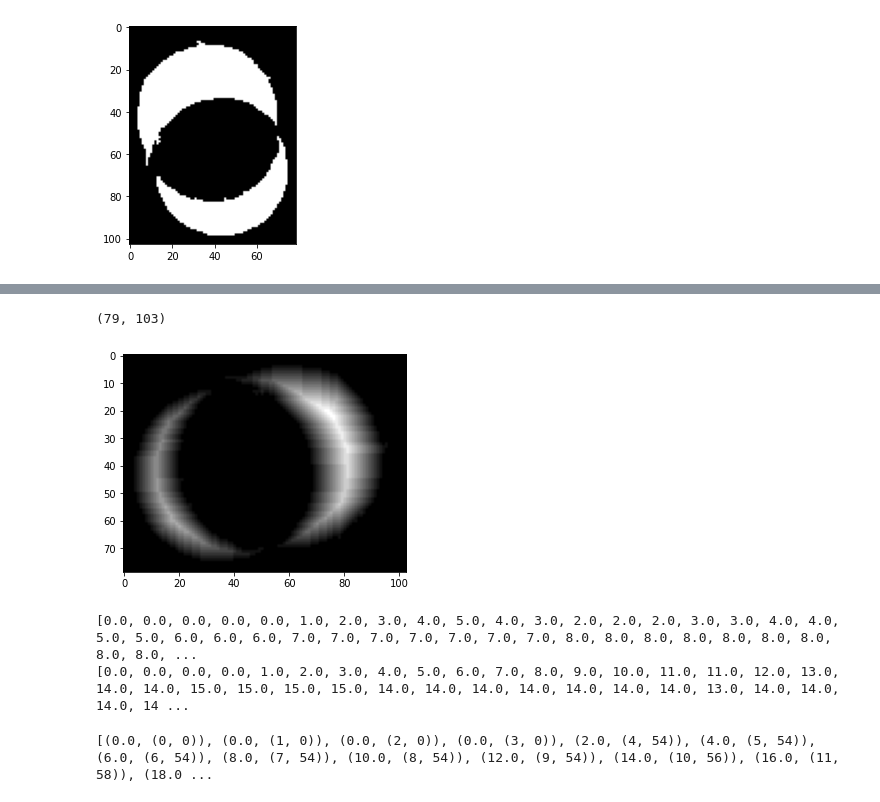
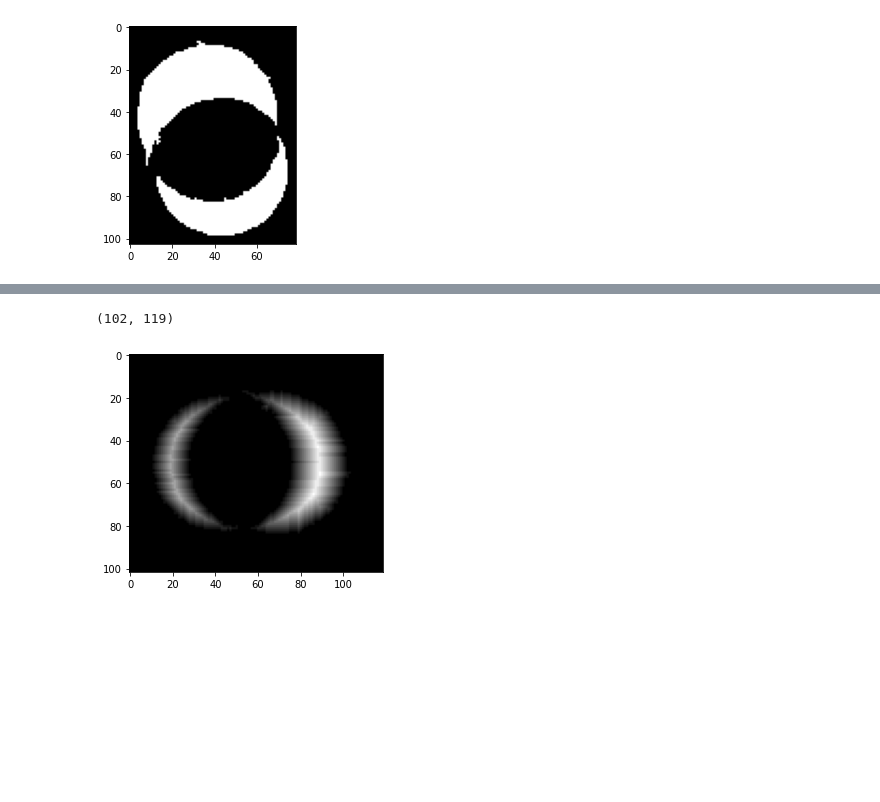
Before and after one commit to d-smit/oil-tank-measurer, a Jupyter notebook: oil_analysis.ipynb, the cells around one changed output, grey strips where cells are left out. Saved outputs shown, nothing was run; the diff lists cells and outputs as text; code cells hidden in the pictures; blank space fills up the shorter version.

```diff
--- a/oil_analysis.ipynb
+++ b/oil_analysis.ipynb
@@ -53,8 +59,7 @@ img = np.invert(img)
 shadow = img > 0
 clean = remove_small_objects(shadow, min_size=300)
 clean = remove_small_objects(clean, min_size=300)
-# xl,xr = x.min(),x.max()
-# puff_cl = puff_cl[xl-10:xr+1, :]
+clean = np.uint8(clean)
 plt.imshow(clean, cmap='gray')
 # %% [output]
 <matplotlib.image.AxesImage at 0x...>
@@ -62,7 +69,7 @@ plt.imshow(clean, cmap='gray')
 # %%
 img_rot = copy.copy(clean)
-img_rot = rotate(img_rot, -90, resize=True)
-img_rot = np.uint8(img_rot)
+img_rot = rotate(img_rot, -104, reshape=True)
+# img_rot = np.uint8(img_rot)
 plt.imshow(img_rot, cmap='gray')
 # %% [output]
 <matplotlib.image.AxesImage at 0x...>
@@ -70,12 +77,13 @@ plt.imshow(img_rot, cmap='gray')
 # %%
-dists = cv2.distanceTransform(img_rot.copy(), cv2.DIST_L1, 5)
+img_trans = img_rot.copy()
+dists = cv2.distanceTransform(img_trans, cv2.DIST_L1, 5)
 
 plt.imshow(dists, cmap='gray')
 
 dists.shape
 # %% [output]
-(79, 103)
+(102, 119)
-[figure, old version]
+[figure, new version]
 # %%
 '''
 If detection bounding box is centred around tank+shadow, can assume each shadow exists on one half of the box.
@@ -104,13 +112,6 @@ for i, row in enumerate(dists):
 
     inside_positions.append((i, xpos_in))
     outside_positions.append((i, xpos_out+int(0.5*len(row_widths))))
-# %%
-print(inside_shadow_widths)
-print(outside_shadow_widths)
-# %% [output]
-[0.0, 0.0, 0.0, 0.0, 0.0, 1.0, 2.0, 3.0, 4.0, 5.0, 4.0, 3.0, 2.0, 2.0, 2.0, 3.0, 3.0, 4.0, 4.0, 5.0, 5.0, 6.0, 6.0, 6.0, 7.0, 7.0, 7.0, 7.0, 7.0, 7.0, 7.0, 8.0, 8.0, 8.0, 8.0, 8.0, 8.0, 8.0, 8.0, 8.0, ...
-[0.0, 0.0, 0.0, 0.0, 1.0, 2.0, 3.0, 4.0, 5.0, 6.0, 7.0, 8.0, 9.0, 10.0, 11.0, 11.0, 12.0, 13.0, 14.0, 14.0, 15.0, 15.0, 15.0, 15.0, 14.0, 14.0, 14.0, 14.0, 14.0, 14.0, 14.0, 13.0, 14.0, 14.0, 14.0, 14 ...
 # %%
-vals = [(w, pos) for w, pos in zip(widths, positions)]
+inside_shadow = [(w, pos) for w, pos in zip(inside_shadow_widths, inside_positions)]
+outside_shadow = [(w, pos) for w, pos in zip(outside_shadow_widths, outside_positions)]
-# %% [output]
-[(0.0, (0, 0)), (0.0, (1, 0)), (0.0, (2, 0)), (0.0, (3, 0)), (2.0, (4, 54)), (4.0, (5, 54)), (6.0, (6, 54)), (8.0, (7, 54)), (10.0, (8, 54)), (12.0, (9, 54)), (14.0, (10, 56)), (16.0, (11, 58)), (18.0 ...
```
Also changed, not shown: parts of 12 cells of this notebook.
